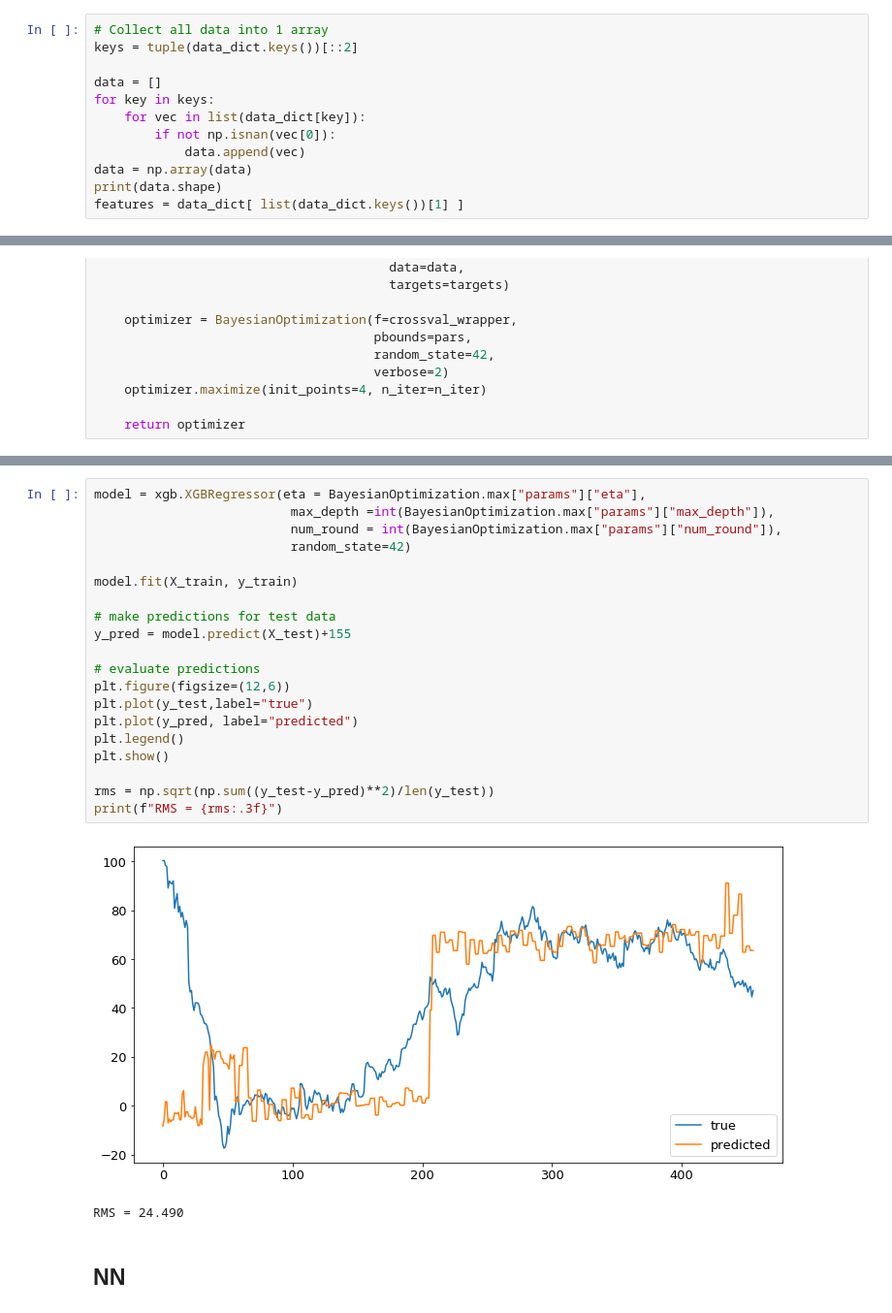
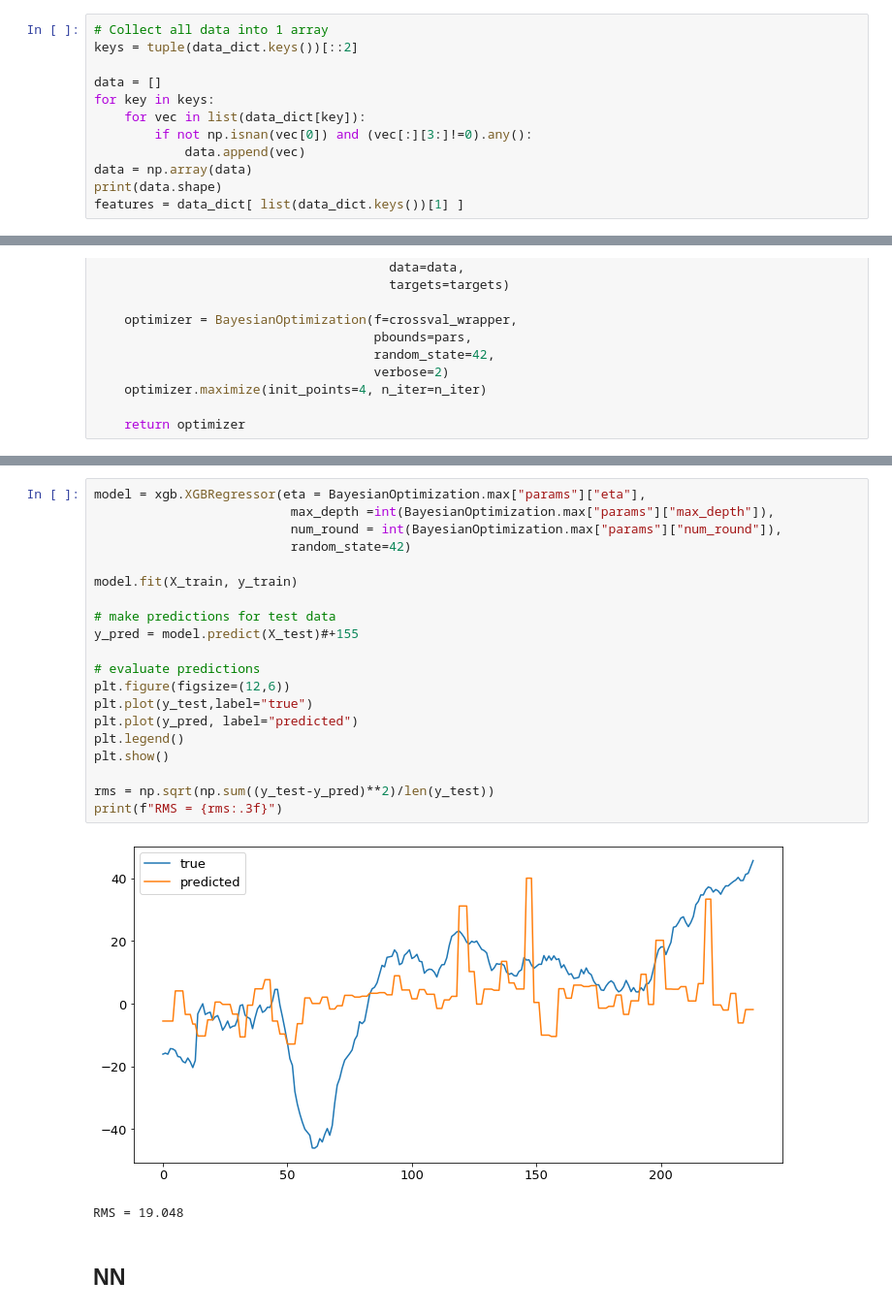
Before and after one commit to svejlgaard/finalproject, a Jupyter notebook: Crossvalidation search.ipynb, the cells around one changed output, grey strips where cells are left out. Shown at 97% size. Drawn from its saved outputs; the diff is of its cells as text.

```diff
--- a/Crossvalidation search.ipynb
+++ b/Crossvalidation search.ipynb
@@ -16,7 +16,7 @@ keys = tuple(data_dict.keys())[::2]
 data = []
 for key in keys:
     for vec in list(data_dict[key]):
-        if not np.isnan(vec[0]):
+        if not np.isnan(vec[0]) and (vec[:][3:]!=0).any():
             data.append(vec)
 data = np.array(data)
 print(data.shape)
@@ -251,26 +251,26 @@ print(BayesianOptimization.max)
 # %%
 model = xgb.XGBRegressor(eta = BayesianOptimization.max["params"]["eta"],
                           max_depth =int(BayesianOptimization.max["params"]["max_depth"]),
                           num_round = int(BayesianOptimization.max["params"]["num_round"]),
                           random_state=42)
 
 model.fit(X_train, y_train)
 
 # make predictions for test data
-y_pred = model.predict(X_test)+155
+y_pred = model.predict(X_test)#+155
 
 # evaluate predictions
 plt.figure(figsize=(12,6))
 plt.plot(y_test,label="true")
 plt.plot(y_pred, label="predicted")
 plt.legend()
 plt.show()
 
 rms = np.sqrt(np.sum((y_test-y_pred)**2)/len(y_test))
 print(f"RMS = {rms:.3f}")
 # %% [output]
-[figure, old version]
+[figure, new version]
-RMS = 24.490
+RMS = 19.048
 # %% [markdown]
 ## NN
 # %%
```
Also changed, not shown: parts of 11 cells of this notebook.
